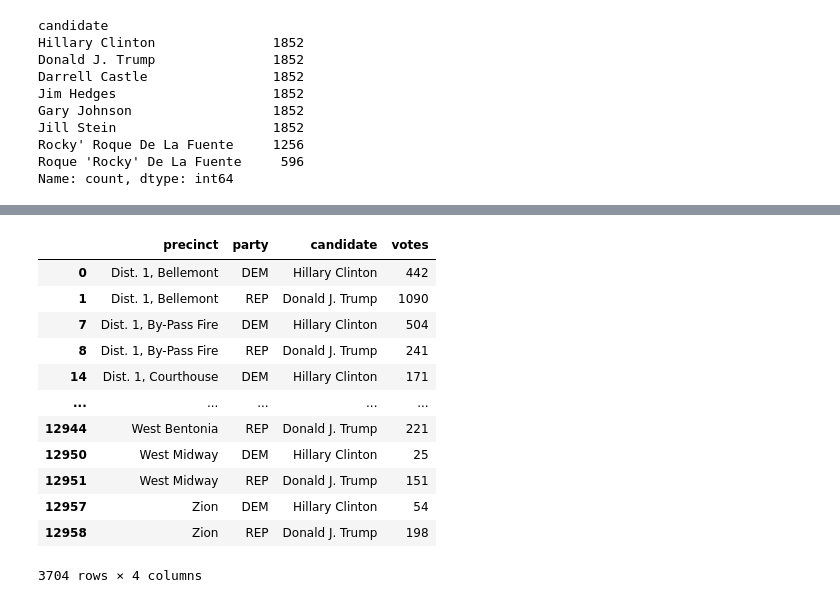
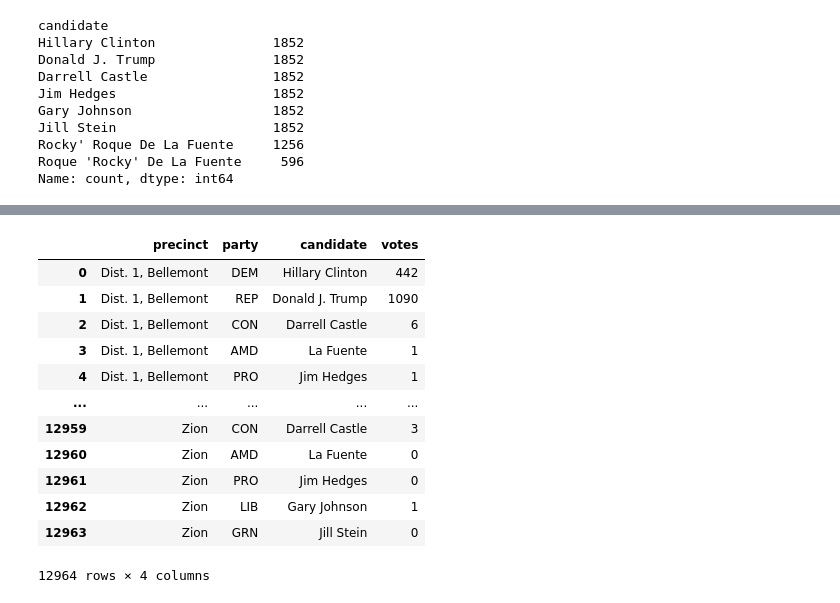
Before and after one commit to Hp0511/VoterTurnout, a Jupyter notebook: data_cleaning/MS_cleaning.ipynb, the cells around one changed output, grey strips where cells are left out. Cells and saved outputs as stored; diff of their text form; code cells hidden in the pictures.

```diff
--- a/data_cleaning/MS_cleaning.ipynb
+++ b/data_cleaning/MS_cleaning.ipynb
@@ -260,26 +314,32 @@ Name: count, dtype: int64
 # %%
 # general_data = general_data[~general_data["candidate"].isin(["YES", "NO"])]
 # general_data["party"] = general_data.apply(
 #     lambda row: candidate_party_map.get(row["candidate"], row["party"]) if pd.isna(row["party"]) else row["party"],
 #     axis=1
 # )
 general_data.loc[:, "party"] = general_data["party"].replace({
     "Democrat": "DEM",
-    "Republican": "REP"
+    "Republican": "REP",
+    "Libertarian": "LIB",
+    "Green": "GRN",
+    "Constitution": "CON",
+    "American Delta": "AMD",
+    "Prohibition": "PRO"
 })
-general_data = general_data[general_data["party"].isin(["DEM", "REP"])] # Analyzing only republican and democratic
+
+# general_data = general_data[general_data["party"].isin(["DEM", "REP"])] # Analyzing only republican and democratic
 general_data
 # %% [output]
 |  | precinct | party | candidate | votes |
 | 0 | Dist. 1, Bellemont | DEM | Hillary Clinton | 442 |
 | 1 | Dist. 1, Bellemont | REP | Donald J. Trump | 1090 |
-| 7 | Dist. 1, By-Pass Fire | DEM | Hillary Clinton | 504 |
-| 8 | Dist. 1, By-Pass Fire | REP | Donald J. Trump | 241 |
-| 14 | Dist. 1, Courthouse | DEM | Hillary Clinton | 171 |
+| 2 | Dist. 1, Bellemont | CON | Darrell Castle | 6 |
+| 3 | Dist. 1, Bellemont | AMD | La Fuente | 1 |
+| 4 | Dist. 1, Bellemont | PRO | Jim Hedges | 1 |
 | ... | ... | ... | ... | ... |
-| 12944 | West Bentonia | REP | Donald J. Trump | 221 |
-| 12950 | West Midway | DEM | Hillary Clinton | 25 |
-| 12951 | West Midway | REP | Donald J. Trump | 151 |
-| 12957 | Zion | DEM | Hillary Clinton | 54 |
-| 12958 | Zion | REP | Donald J. Trump | 198 |
+| 12959 | Zion | CON | Darrell Castle | 3 |
+| 12960 | Zion | AMD | La Fuente | 0 |
+| 12961 | Zion | PRO | Jim Hedges | 0 |
+| 12962 | Zion | LIB | Gary Johnson | 1 |
+| 12963 | Zion | GRN | Jill Stein | 0 |
-3704 rows × 4 columns
+12964 rows × 4 columns
```
Also changed, not shown: parts of 6 cells of this notebook, 2 other files.
